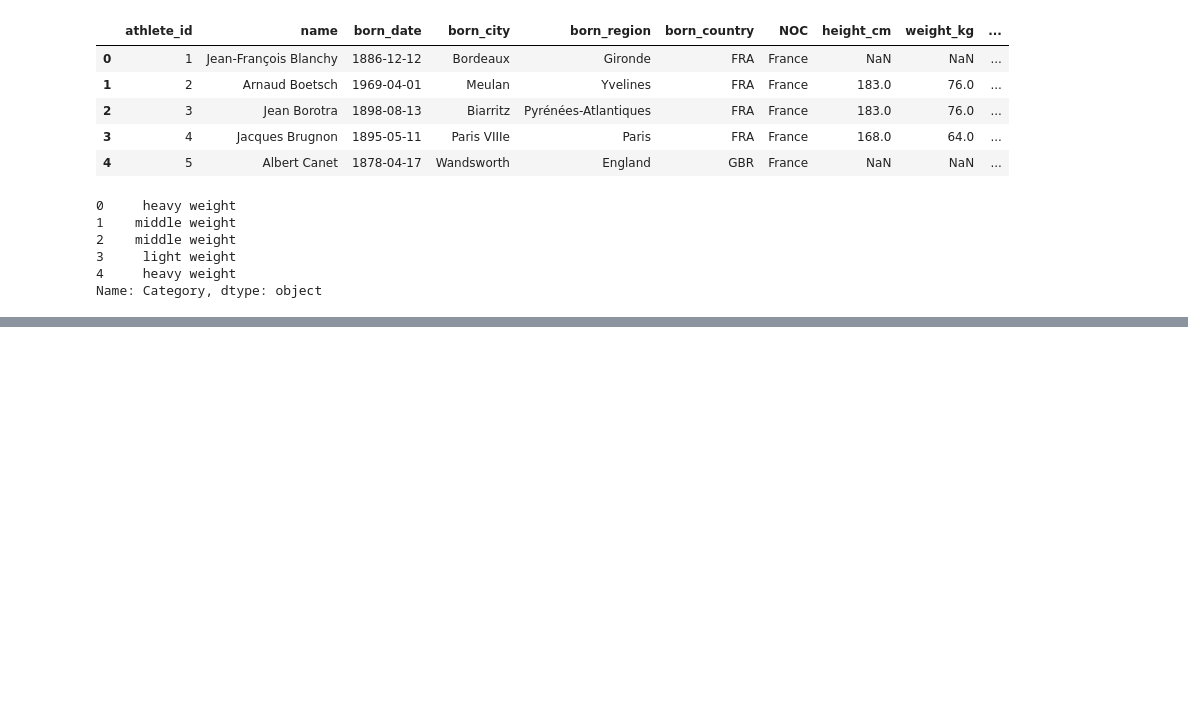
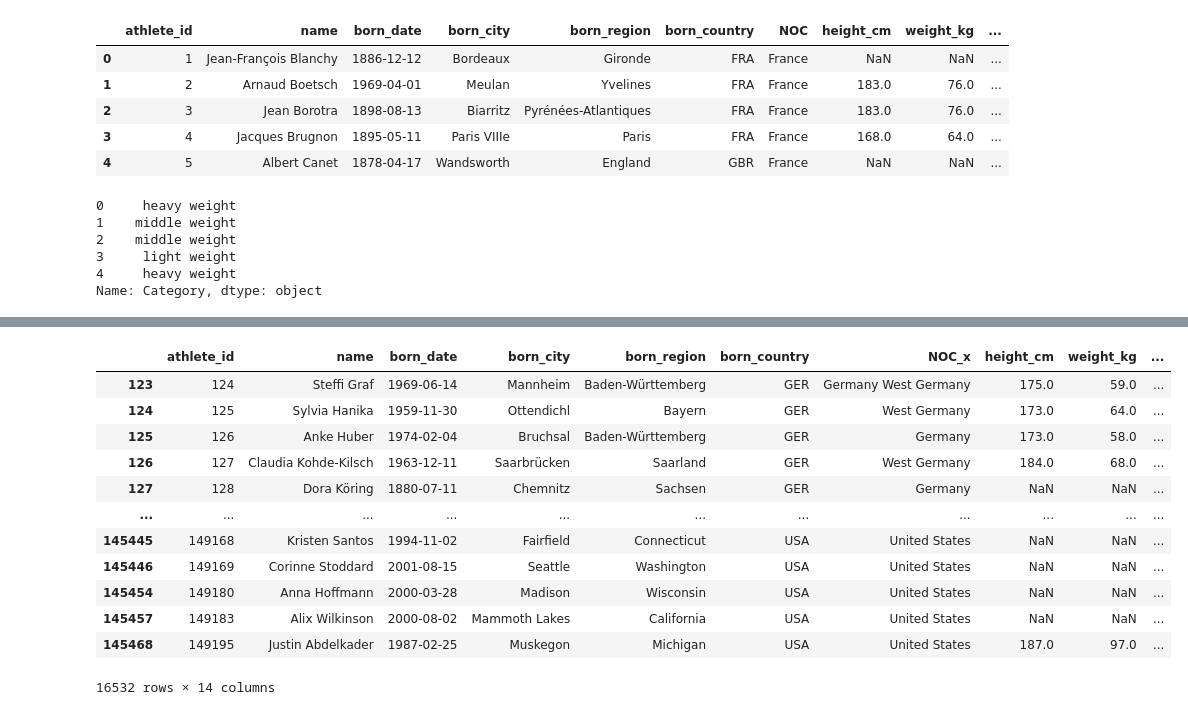
Before and after one commit to VaskarO/Data-analysis-and-business-intelligence, a Jupyter notebook: Packages and reviews/pandas_refresher.ipynb, the cells around one changed output, grey strips where cells are left out. Drawn from its saved outputs; the diff is of its cells as text; code cells hidden in the pictures; blank space fills up the shorter version.

```diff
--- a/Packages and reviews/pandas_refresher.ipynb
+++ b/Packages and reviews/pandas_refresher.ipynb
@@ -407,0 +470,21 @@ Name: Category, dtype: object
+# %%
+germany = df_bios_new[df_bios_new['born_country']=='GER'].copy()
+# %%
+usa = df_bios_new[df_bios_new['born_country']=='USA'].copy()
+# %%
+new_df_usa_ger= pd.concat([germany, usa])
+new_df_usa_ger
+# %% [output]
+|  | athlete_id | name | born_date | born_city | born_region | born_country | NOC_x | height_cm | weight_kg | ... |
+| 123 | 124 | Steffi Graf | 1969-06-14 | Mannheim | Baden-Württemberg | GER | Germany West Germany | 175.0 | 59.0 | ... |
+| 124 | 125 | Sylvia Hanika | 1959-11-30 | Ottendichl | Bayern | GER | West Germany | 173.0 | 64.0 | ... |
+| 125 | 126 | Anke Huber | 1974-02-04 | Bruchsal | Baden-Württemberg | GER | Germany | 173.0 | 58.0 | ... |
+| 126 | 127 | Claudia Kohde-Kilsch | 1963-12-11 | Saarbrücken | Saarland | GER | West Germany | 184.0 | 68.0 | ... |
+| 127 | 128 | Dora Köring | 1880-07-11 | Chemnitz | Sachsen | GER | Germany | NaN | NaN | ... |
+| ... | ... | ... | ... | ... | ... | ... | ... | ... | ... | ... |
+| 145445 | 149168 | Kristen Santos | 1994-11-02 | Fairfield | Connecticut | USA | United States | NaN | NaN | ... |
+| 145446 | 149169 | Corinne Stoddard | 2001-08-15 | Seattle | Washington | USA | United States | NaN | NaN | ... |
+| 145454 | 149180 | Anna Hoffmann | 2000-03-28 | Madison | Wisconsin | USA | United States | NaN | NaN | ... |
+| 145457 | 149183 | Alix Wilkinson | 2000-08-02 | Mammoth Lakes | California | USA | United States | NaN | NaN | ... |
+| 145468 | 149195 | Justin Abdelkader | 1987-02-25 | Muskegon | Michigan | USA | United States | 187.0 | 97.0 | ... |
+16532 rows × 14 columns
```
Also changed, not shown: parts of 6 cells of this notebook.
